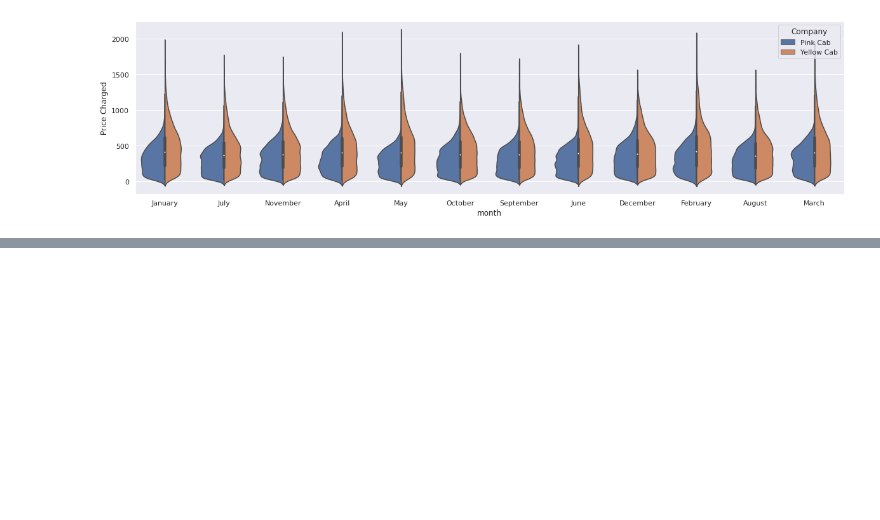
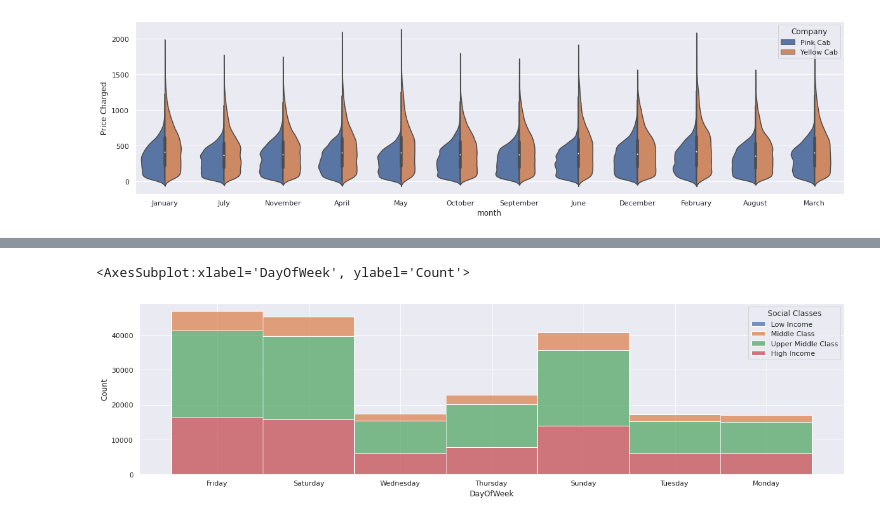
Before and after one commit to colinmburugu/DataSets, a Jupyter notebook: CABS.ipynb, the cells around one changed output, grey strips where cells are left out. Saved outputs shown, nothing was run; the diff lists cells and outputs as text; code cells hidden in the pictures; blank space fills up the shorter version.

```diff
--- a/CABS.ipynb
+++ b/CABS.ipynb
@@ -369,0 +398,5 @@ sns.violinplot(x="month", y="Price Charged",hue='Company',split='True', data=fin
+# %%
+sns.histplot(binwidth=0.5, x="DayOfWeek", hue="Social Classes", data=final, stat='count', multiple="stack")
+# %% [output]
+<AxesSubplot:xlabel='DayOfWeek', ylabel='Count'>
+[figure, added]
```
Also changed, not shown: parts of 17 cells of this notebook.
